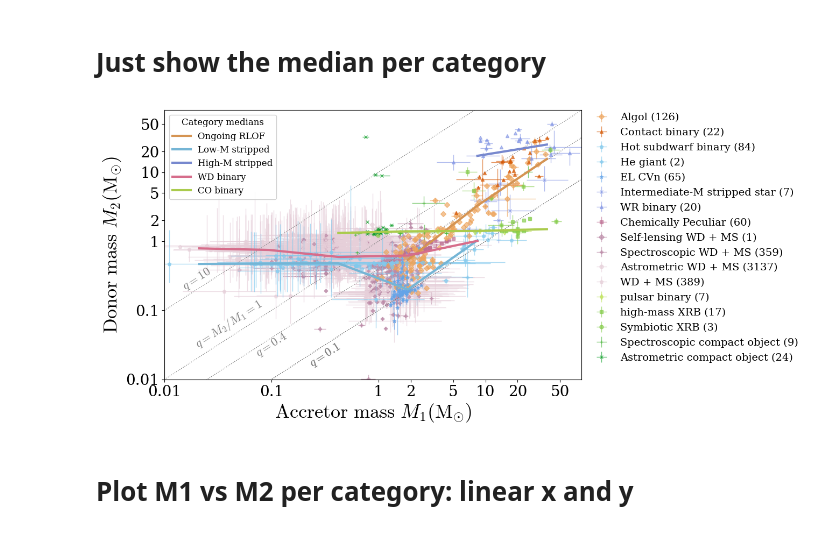
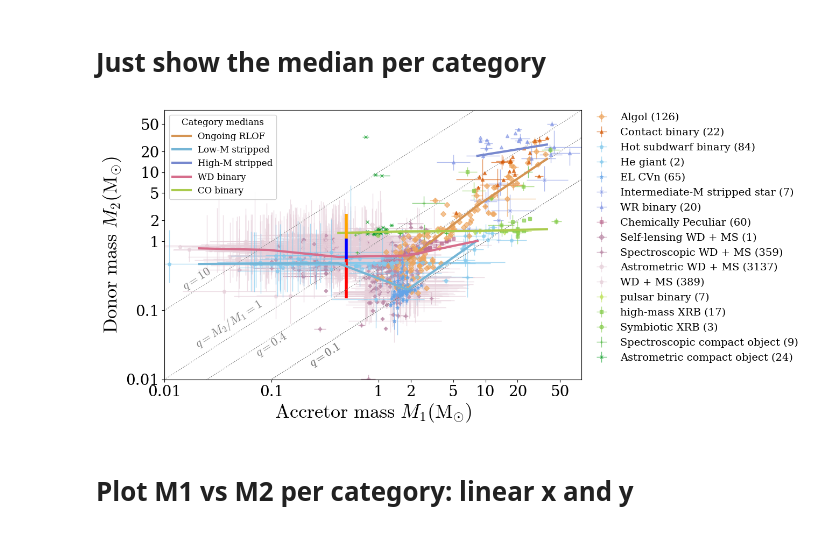
Before and after one commit to binary-observations/post_mt_catalog, a Jupyter notebook: code/data_analysis/M1_M2_analysis.ipynb, the cells around one changed output. Saved outputs shown, nothing was run; the diff lists cells and outputs as text; code cells hidden in the pictures.

Commit message:
working on mass plot

```diff
--- a/code/data_analysis/M1_M2_analysis.ipynb
+++ b/code/data_analysis/M1_M2_analysis.ipynb
@@ -599,7 +599,23 @@ for category, systems in SYSTEM_CLASS_MAP.items():
     fit_line, = ax.plot(x_stats, stats['median'].values, color=fit_color, linewidth=3, zorder=10, label=f"{category}")
     fit_handles.append(fit_line)
 
+# --------------------------------------------------------------------------------
+# Indicate donor masses
 
+# He WD donors typically have M2 = 0.15-0.55 Msun,
+ax.vlines(ymin = np.log10(0.15), ymax=np.log10(0.55), x=np.log10(0.5), color='red',lw = 4)
+# ax.text(0.5, 0.9, 'He WD donors', color='red', fontsize=14, ha='center', va='center', transform=ax.transAxes,)
+
+# CO WD donors typically have M2 = 0.55 -1.1 Msun,
+ax.vlines(ymin = np.log10(0.55), ymax=np.log10(1.1), x=np.log10(0.5), color='blue', lw = 4, zorder= 10)
+# ax.text(0.5, 0.9, 'CO WD donors', color='blue', fontsize=14, ha='center', va='center', transform=ax.transAxes,)
+
+# NSs have masses between 1.1 and 2.5 Msun
+ax.vlines(ymin = np.log10(1.1), ymax=np.log10(2.5), x=np.log10(0.5), color='orange', lw = 4, zorder= 10  )
+# ax.text(0.5, 0.9, 'NS donors', color='orange', fontsize=14, ha='center', va='center', transform=ax.transAxes,)
+
+
+# --------------------------------------------------------------------------------
 # Show lines of constant mass ratio q = M2/M1 for reference in log space
 x = 10**np.linspace(-2, 1.9, 150)
 
@@ -629,34 +645,34 @@ ax.set_yticks([-2, -1, 0, np.log10(2), np.log10(5), 1, np.log10(20), np.log10(50
 ax.set_yticklabels(['0.01', '0.1', '1', '2', '5', '10', '20', '50'], fontsize=20)
 
 
 # Separate legends: classes outside in figure coords, fits inside top-left.
 legend_fits = ax.legend(
     handles=fit_handles,
     fontsize=12,
     loc='upper left',
     title='Category medians',
     framealpha=0.9
     )
 
 legend_classes = ax.legend(
     handles=class_handles,
     fontsize=14, ncols=1,
     bbox_to_anchor=(0.9, 0.9), loc='upper left',
     bbox_transform=fig.transFigure, framealpha=0. )
 
 ax.add_artist(legend_fits)
 
 # Plot formatting
 plt.xlim(-2, 1.9)
 plt.ylim(-2, 1.9)
 plt.xlabel('$\mathrm{Accretor \ mass} \ M_1 \mathrm{(M_{\odot})}$', fontsize=26)
 plt.ylabel('$\mathrm{Donor \ mass} \ M_2 \mathrm{(M_{\odot})}$', fontsize=26)
 
 plt.savefig(LATEX_PLOT_DIR / 'M1_M2_log.pdf', bbox_inches='tight')
 plt.savefig(PLOTS_DIR / 'M1_M2_log.pdf', bbox_inches='tight')
 plt.show()
 # %% [output]
-[figure, old version]
+[figure, new version]
 # %% [markdown]
 # Plot M1 vs M2 per category: linear x and y
 # %%
```
Also changed, not shown: 1 other file.
